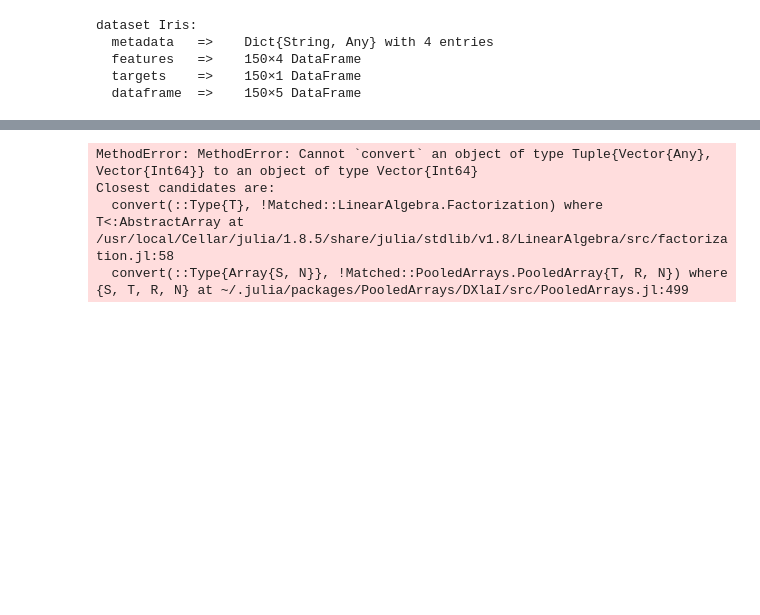
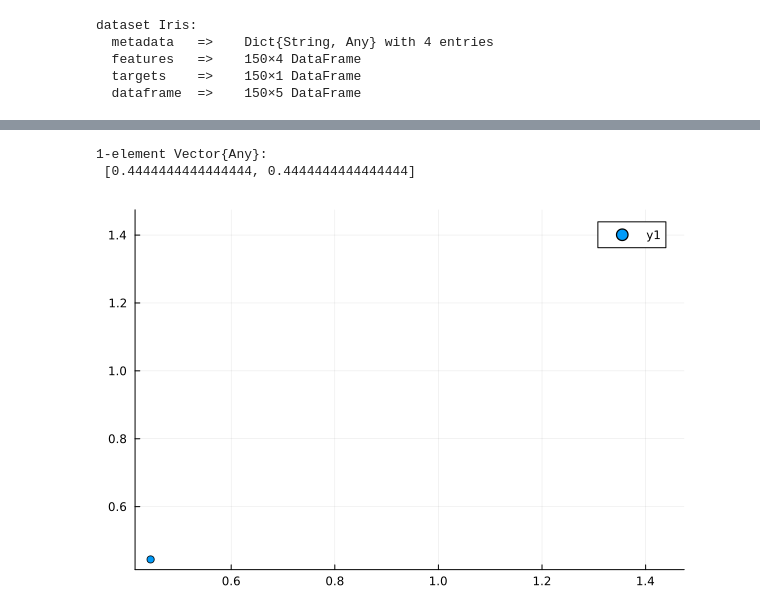
Before and after one commit to pp4bb/EAFIT_Semestre9, a Jupyter notebook: InteligenciaArtificial/tareas/tarea_No_Supervisados/unsupervised.ipynb, the cells around one changed output, grey strips where cells are left out. Saved outputs shown, nothing was run; the diff lists cells and outputs as text; code cells hidden in the pictures; blank space fills up the shorter version.

```diff
--- a/InteligenciaArtificial/tareas/tarea_No_Supervisados/unsupervised.ipynb
+++ b/InteligenciaArtificial/tareas/tarea_No_Supervisados/unsupervised.ipynb
@@ -10,6 +11,10 @@ dataset Iris:
   features   =>    150×4 DataFrame
   targets    =>    150×1 DataFrame
   dataframe  =>    150×5 DataFrame
+# %%
+X = Matrix(iris.features[!, [:sepallength, :sepalwidth]])
+dt = fit(UnitRangeTransform, X, dims=1)
+X = StatsBase.transform(dt, X);
 # %%
 # Plot the data
 using Plots
@@ -19,7 +24,9 @@ scatter(iris.features[!, :sepalwidth], iris.features[!, :sepallength], group = i
-# %%
-center, clusters = mountain_clustering(Matrix(iris.features[!,[:sepallength, :sepalwidth]]), 0.5, 0.5, euclidean_distance)
-# %% [output]
-MethodError: MethodError: Cannot `convert` an object of type Tuple{Vector{Any}, Vector{Int64}} to an object of type Vector{Int64}
-Closest candidates are:
-  convert(::Type{T}, !Matched::LinearAlgebra.Factorization) where T<:AbstractArray at /usr/local/Cellar/julia/1.8.5/share/julia/stdlib/v1.8/LinearAlgebra/src/factorization.jl:58
-  convert(::Type{Array{S, N}}, !Matched::PooledArrays.PooledArray{T, R, N}) where {S, T, R, N} at ~/.julia/packages/PooledArrays/DXlaI/src/PooledArrays.jl:499
+# %%
+centers, clusters = mountain_clustering(X, 0.5, 0.5, 10, euclidean_distance)
+display(centers)
+# Plot the cluster centers
+scatter((centers[1][1], centers[1][2]))
+# %% [output]
+1-element Vector{Any}:
+ [0.4444444444444444, 0.4444444444444444]
+[figure, added]
```
Also changed, not shown: parts of 2 cells of this notebook, 4 other files.
